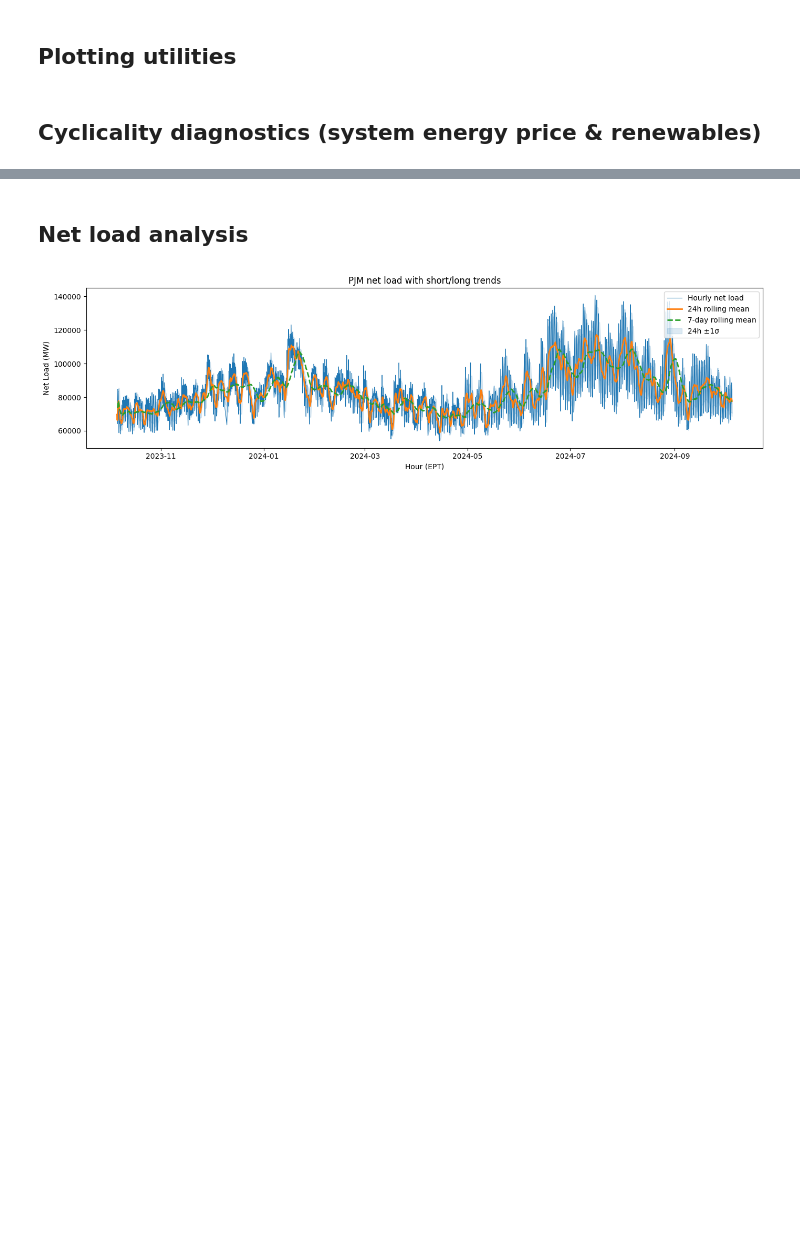
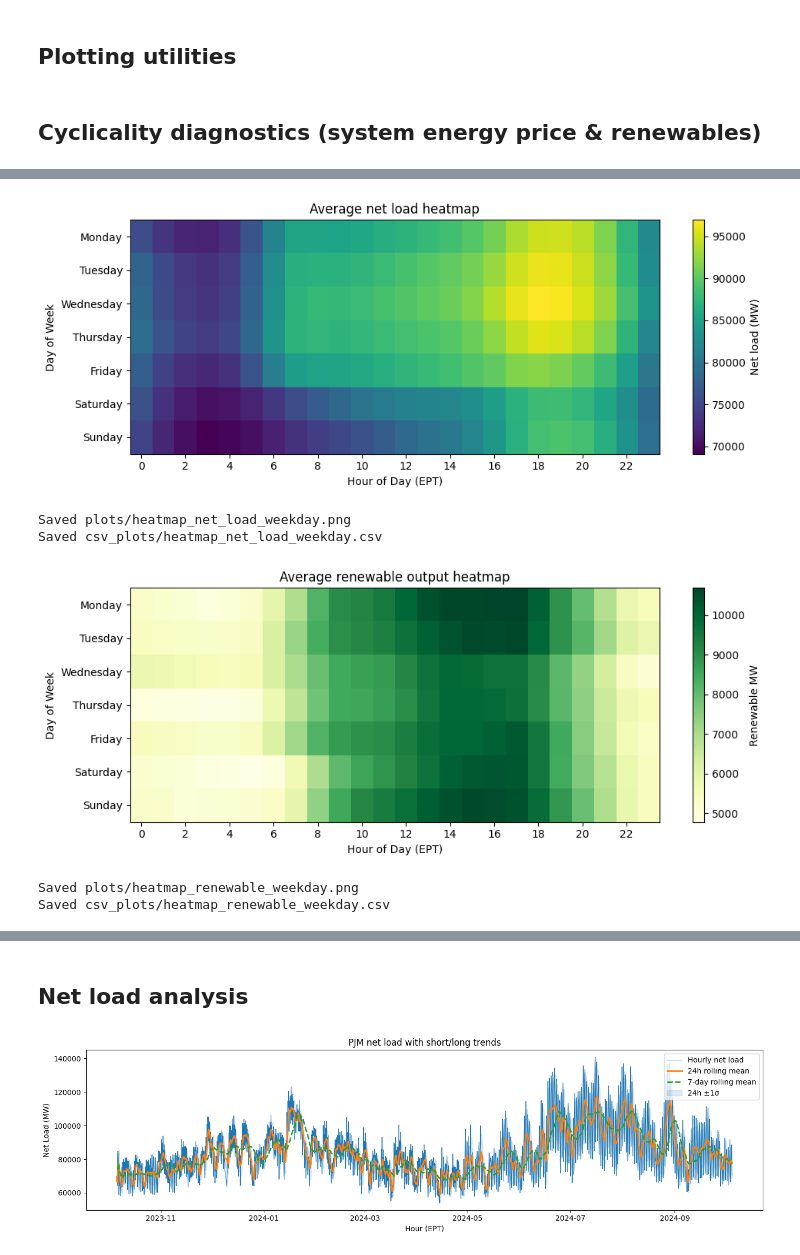
Before and after one commit to Terraform05/CFT-Energy-Analysis, a Jupyter notebook: energy.ipynb, the cells around one changed output, grey strips where cells are left out. Cells and saved outputs as stored; diff of their text form; code cells hidden in the pictures; blank space fills up the shorter version.

```diff
--- a/energy.ipynb
+++ b/energy.ipynb
@@ -366,0 +514,48 @@ Saved csv_plots/renewables_monthly_total.csv
+# %%
+
+day_order = ["Monday", "Tuesday", "Wednesday", "Thursday", "Friday", "Saturday", "Sunday"]
+heat_df = analysis_df.copy()
+heat_df["day_name"] = heat_df["hour_beginning_ept"].dt.day_name()
+heat_df["hour"] = heat_df["hour_beginning_ept"].dt.hour
+net_heat = (
+    heat_df.pivot_table(
+        values="net_load_mw", index="day_name", columns="hour", aggfunc="mean"
+    ).reindex(day_order)
+)
+fig, ax = plt.subplots(figsize=(10, 4))
+im = ax.imshow(net_heat, aspect="auto", cmap="viridis")
+ax.set_xticks(range(0,24,2))
+ax.set_xticklabels(range(0,24,2))
+ax.set_yticks(range(len(day_order)))
+ax.set_yticklabels(day_order)
+ax.set_xlabel("Hour of Day (EPT)")
+ax.set_ylabel("Day of Week")
+ax.set_title("Average net load heatmap")
+fig.colorbar(im, ax=ax, label="Net load (MW)")
+save_fig(fig, "heatmap_net_load_weekday")
+save_plot_data(net_heat.reset_index().rename(columns={"index": "day_name"}), "heatmap_net_load_weekday")
+
+ren_heat = (
+    heat_df.pivot_table(
+        values="renewable_mw", index="day_name", columns="hour", aggfunc="mean"
+    ).reindex(day_order)
+)
+fig, ax = plt.subplots(figsize=(10, 4))
+im = ax.imshow(ren_heat, aspect="auto", cmap="YlGn")
+ax.set_xticks(range(0,24,2))
+ax.set_xticklabels(range(0,24,2))
+ax.set_yticks(range(len(day_order)))
+ax.set_yticklabels(day_order)
+ax.set_xlabel("Hour of Day (EPT)")
+ax.set_ylabel("Day of Week")
+ax.set_title("Average renewable output heatmap")
+fig.colorbar(im, ax=ax, label="Renewable MW")
+save_fig(fig, "heatmap_renewable_weekday")
+save_plot_data(ren_heat.reset_index().rename(columns={"index": "day_name"}), "heatmap_renewable_weekday")
+# %% [output]
+[figure, added]
+Saved plots/heatmap_net_load_weekday.png
+Saved csv_plots/heatmap_net_load_weekday.csv
+[figure, added]
+Saved plots/heatmap_renewable_weekday.png
+Saved csv_plots/heatmap_renewable_weekday.csv
```
Also changed, not shown: parts of 36 cells of this notebook, 15 other files.
